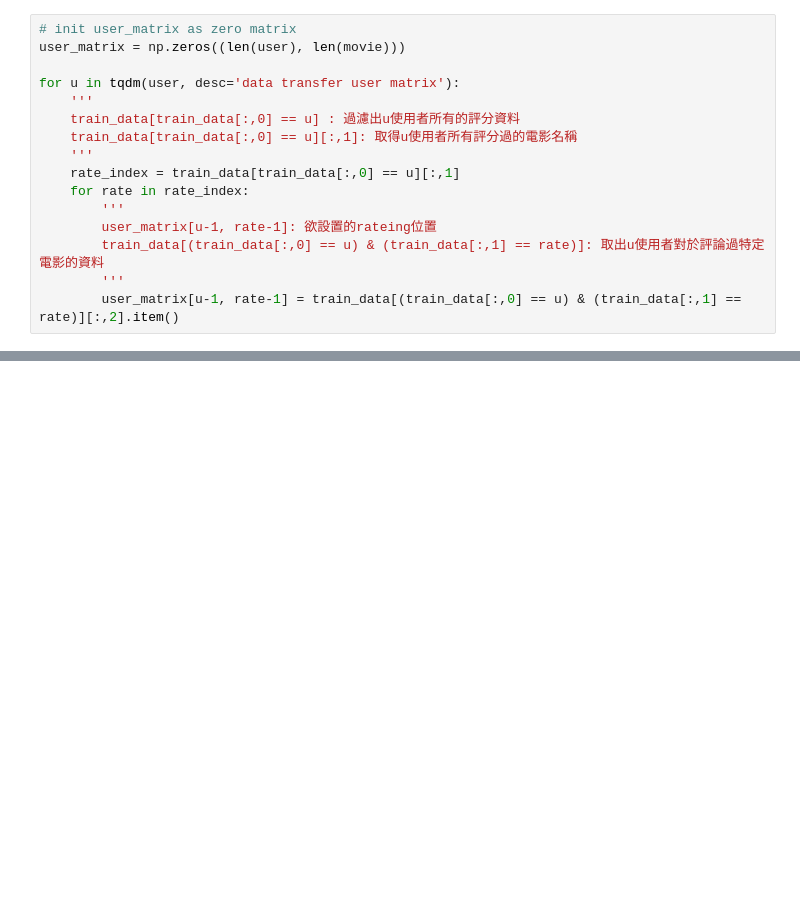
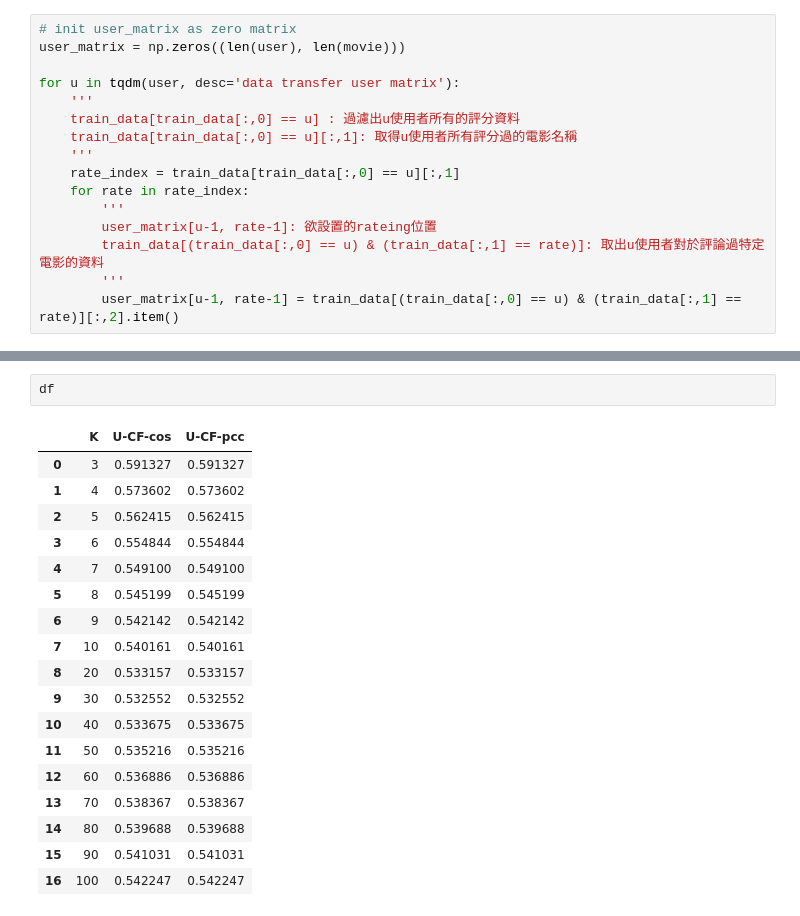
Before and after one commit to Baron1014/recommender_system, a Jupyter notebook: latent_factor.ipynb, the cells around one changed output, grey strips where cells are left out. Cells and saved outputs as stored; diff of their text form; blank space fills up the shorter version.

```diff
--- a/latent_factor.ipynb
+++ b/latent_factor.ipynb
@@ -139,0 +202,21 @@ array([ 2.38905349, -0.35095965, -0.35095965, ..., -0.35095965,
+# %%
+df
+# %% [output]
+|  | K | U-CF-cos | U-CF-pcc |
+| 0 | 3 | 0.591327 | 0.591327 |
+| 1 | 4 | 0.573602 | 0.573602 |
+| 2 | 5 | 0.562415 | 0.562415 |
+| 3 | 6 | 0.554844 | 0.554844 |
+| 4 | 7 | 0.549100 | 0.549100 |
+| 5 | 8 | 0.545199 | 0.545199 |
+| 6 | 9 | 0.542142 | 0.542142 |
+| 7 | 10 | 0.540161 | 0.540161 |
+| 8 | 20 | 0.533157 | 0.533157 |
+| 9 | 30 | 0.532552 | 0.532552 |
+| 10 | 40 | 0.533675 | 0.533675 |
+| 11 | 50 | 0.535216 | 0.535216 |
+| 12 | 60 | 0.536886 | 0.536886 |
+| 13 | 70 | 0.538367 | 0.538367 |
+| 14 | 80 | 0.539688 | 0.539688 |
+| 15 | 90 | 0.541031 | 0.541031 |
+| 16 | 100 | 0.542247 | 0.542247 |
```
Also changed, not shown: parts of 13 cells of this notebook.
